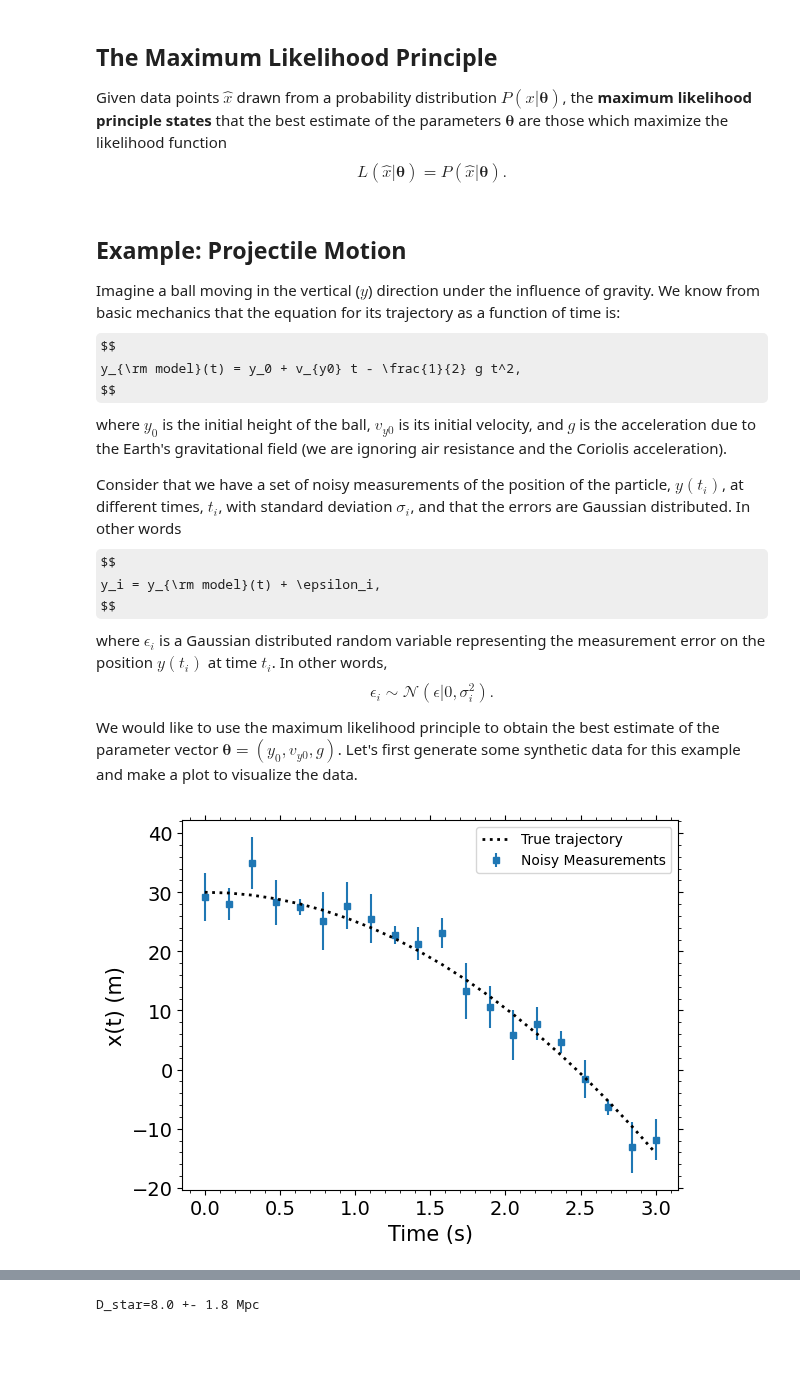
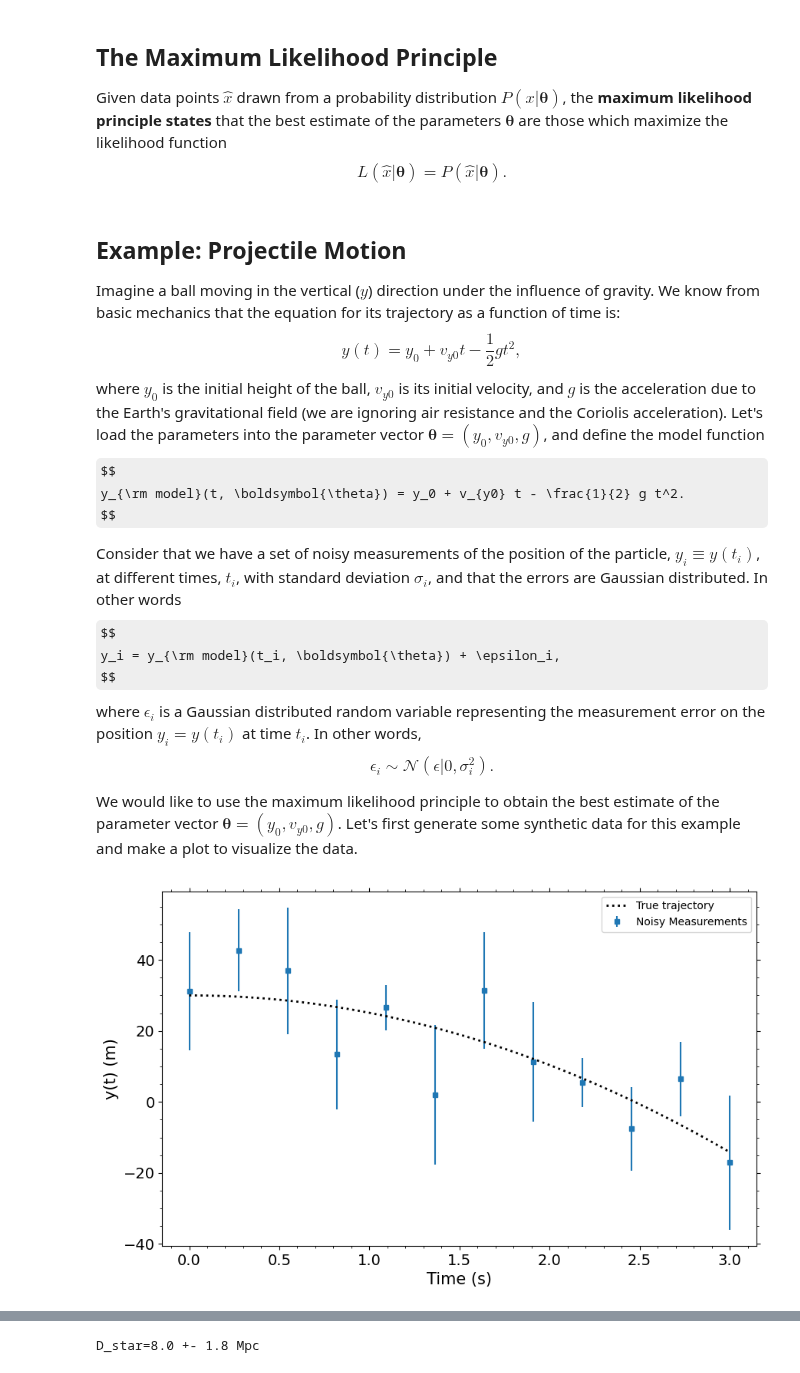
Before and after one commit to enigma-igm/Phys29, a Jupyter notebook: Phys29/lectures/Week9/01_fitting_data.ipynb, the cells around one changed output, grey strips where cells are left out. Saved outputs shown, nothing was run; the diff lists cells and outputs as text; code cells hidden in the pictures; some formulas as TeX source; blank space fills up the shorter version.

```diff
--- a/Phys29/lectures/Week9/01_fitting_data.ipynb
+++ b/Phys29/lectures/Week9/01_fitting_data.ipynb
@@ -26,15 +26,18 @@ $$
 Imagine a ball moving in the vertical ($y$) direction under the influence of gravity. We know from basic
 mechanics that the equation for its trajectory as a function of time is:
 $$
-y_{\rm model}(t) = y_0 + v_{y0} t - \frac{1}{2} g t^2,
+y(t) = y_0 + v_{y0} t - \frac{1}{2} g t^2,
 $$
-where $y_0$ is the initial height of the ball, $v_{y0}$ is its initial velocity, and $g$ is the acceleration due to the Earth's gravitational field (we are ignoring air resistance and the Coriolis acceleration).
+where $y_0$ is the initial height of the ball, $v_{y0}$ is its initial velocity, and $g$ is the acceleration due to the Earth's gravitational field (we are ignoring air resistance and the Coriolis acceleration). Let's load the parameters into the parameter vector $\boldsymbol{\theta} = (y_0, v_{y0}, g)$, and define the model function
+$$
+y_{\rm model}(t, \boldsymbol{\theta}) = y_0 + v_{y0} t - \frac{1}{2} g t^2.
+$$
 
-Consider that we have a set of noisy measurements of the position of the particle, $y(t_i)$, at different times, $t_i$, with standard deviation $\sigma_i$, and that the errors are Gaussian distributed. In other words
+Consider that we have a set of noisy measurements of the position of the particle, $y_i \equiv y(t_i)$, at different times, $t_i$, with standard deviation $\sigma_i$, and that the errors are Gaussian distributed. In other words
 $$
-y_i = y_{\rm model}(t) + \epsilon_i,
+y_i = y_{\rm model}(t_i, \boldsymbol{\theta}) + \epsilon_i,
 $$
-where $\epsilon_i$ is a Gaussian distributed random variable representing the measurement error on the position $y(t_i)$ at time $t_i$.
+where $\epsilon_i$ is a Gaussian distributed random variable representing the measurement error on the position $y_i = y(t_i)$ at time $t_i$.
 In other words,
 $$
 \epsilon_i \sim \mathcal{N}(\epsilon| 0, \sigma_i^2).
@@ -45,40 +48,68 @@ $\boldsymbol{\theta}=(y_0,v_{y0}, g)$. Let's first generate some synthetic data
 # %%
 import numpy as np
 from matplotlib import pyplot as plt
 from matplotlib.ticker import AutoMinorLocator
 from scipy import stats
+
+def y_projectile(theta, t):
+    """
+    Compute the y-coordinate of a projectile as a function of time.
+
+    Parameters
+    ----------
+    theta : array_like
+        Parameter vector holding the initial position and velocity, and the acceleration due to gravity according
+        to  y_0, v_y0, g = theta
+    t : float or array_like
+        The time values at which to evaluate the trajectory in seconds.
+
+    Returns
+    -------
+    y : float or array_like
+        The y-coordinate of the projectile at each time t in meters. shape = t.shape
+
+    """
+    # Unpack the parameters and evaluate
+    y_0, v_y0, g = theta
+    return y_0 + v_y0 * t - 0.5 * g * t**2
+
 seed = 42
 rng = np.random.default_rng(seed)
 
 # Define the true value of the parameters
 y_0 = 30.0 # m
 v_y0 = 0.0 # ball is thrown upwards at 5 m/s
 g = 9.81 # m/s^2
+theta = [y_0, v_y0, g]
 
 # Let's suppose we have measurements every second
-t_obs = np.linspace(0, 3, 20)
-yoft_model = y_0 + v_y0 * t_obs - 0.5 * g * t_obs**2
+t_obs = np.linspace(0, 3, 12)
+yoft_model_true = y_projectile(theta, t_obs)
 # Generate some uniformly distributed random errors in the range [1, 10]
-sigma_y = rng.uniform(1.0, 5.0, len(t_obs))
+sigma_y = rng.uniform(5.0, 20.0, len(t_obs))
 
 # Generate standard Gaussian deviates with mu=0 and sigma=1
 gauss_dev =rng.standard_normal(len(t_obs))
 # Add the Gaussian deviates to the true values to get the noisy measurements
 # after scaling the unit variance deviates by the measurement uncertainties
-yoft_hat = yoft_model + sigma_y * gauss_dev
+yoft = yoft_model_true + sigma_y * gauss_dev
+
+# Evalute the true model on a finer grid for plotting purposes
+t_fine = np.linspace(0, 3, 100)
+yoft_true_fine = y_projectile(theta, t_fine)
 
 # Make a plot of the data with error bars
-fig, ax = plt.subplots()
-ax.errorbar(t_obs, yoft_hat, yerr=sigma_y, fmt='s', markersize=5, label='Noisy Measurements')
-ax.plot(t_obs, yoft_model, 'k:', linewidth=2, zorder=10, label='True trajectory')
+fig, ax = plt.subplots(figsize=(10,6))
+ax.errorbar(t_obs, yoft, yerr=sigma_y, fmt='s', markersize=5, label='Noisy Measurements')
+ax.plot(t_fine, yoft_true_fine, 'k:', linewidth=2, zorder=10, label='True trajectory')
 ax.set_xlabel('Time (s)', fontsize=15)
-ax.set_ylabel('x(t) (m)', fontsize=15)
+ax.set_ylabel('y(t) (m)', fontsize=15)
 ax.legend()
 
 # Some tick mark things
 ax.tick_params(which='both', bottom=True, top=True, left=True, right=True, labelbottom=True, labelsize=14)
 ax.xaxis.set_minor_locator(AutoMinorLocator())
 ax.yaxis.set_minor_locator(AutoMinorLocator())
 # %% [output]
-[figure, old version]
+[figure, new version]
 # %% [markdown]
```
Also changed, not shown: parts of 20 cells of this notebook.
